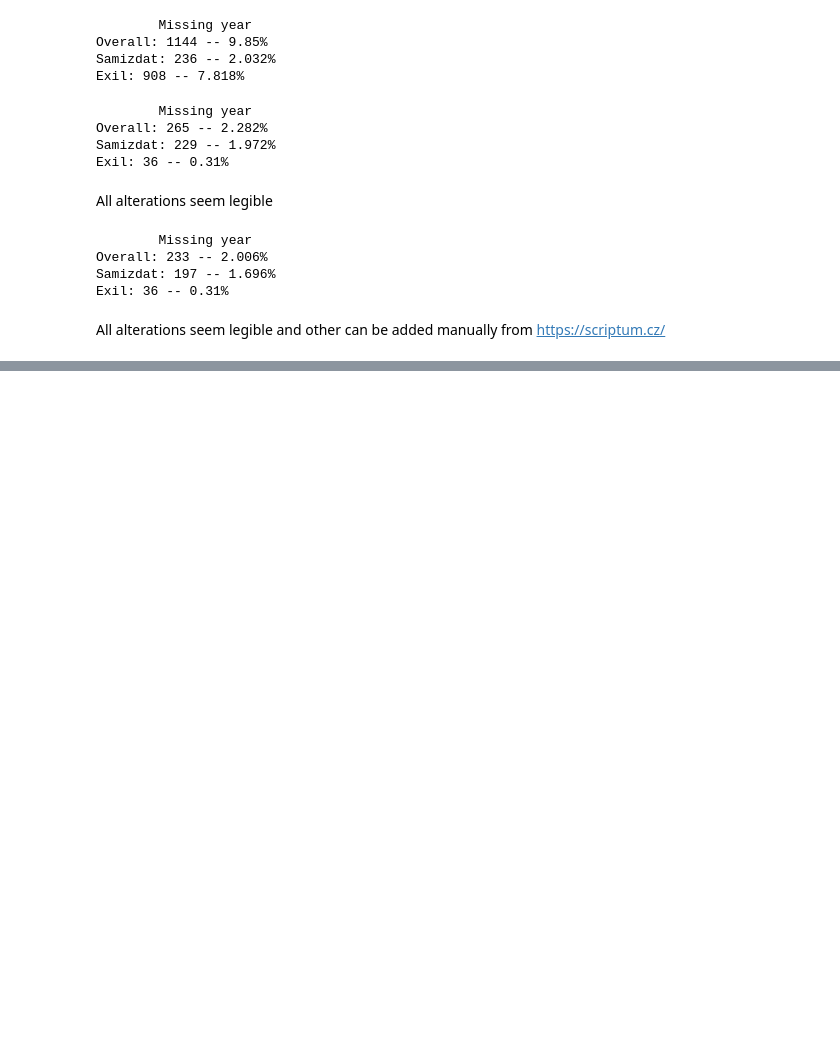
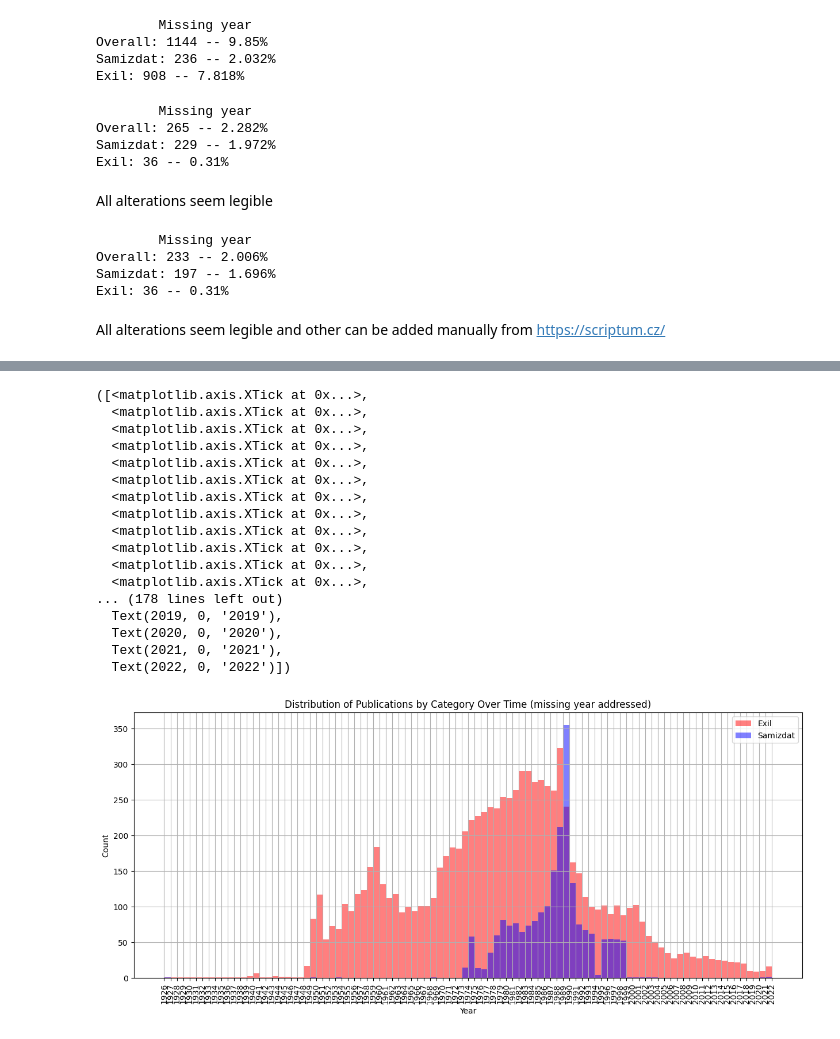
Before and after one commit to KvindtEva/SCRIPTUM, a Jupyter notebook: missing_year_extraction.ipynb, the cells around one changed output, grey strips where cells are left out. Drawn from its saved outputs; the diff is of its cells as text; code cells hidden in the pictures; blank space fills up the shorter version.

Commit message:
missign years fix

```diff
--- a/missing_year_extraction.ipynb
+++ b/missing_year_extraction.ipynb
@@ -105,0 +123,47 @@ axs[2].set_yticklabels([str(n)+ "M" for n in range(0,N,M)])
+# %%
+# Plot distribution of samizdat and exil over years
+plt.figure(figsize=(15,6))
+MIN_YEAR = int(scriptum_df[scriptum_df.periodical_category == 'samizdat'].year.min())
+MAX_YEAR = int(scriptum_df[scriptum_df.periodical_category == 'samizdat'].year.max())
+bins = range(MIN_YEAR, MAX_YEAR+1)
+
+# Plot exil distribution
+scriptum_df[scriptum_df.periodical_category == "exil"]["year"].hist(
+    bins=bins,
+    color="red",
+    alpha=0.5,
+    label="Exil"
+)
+
+# Plot samizdat distribution
+scriptum_df[scriptum_df.periodical_category == "samizdat"]["year"].hist(
+    bins=bins,
+    color="blue",
+    alpha=0.5,
+    label="Samizdat"
+)
+
+plt.xlabel("Year")
+plt.ylabel("Count")
+plt.title("Distribution of Publications by Category Over Time (missing year addressed)")
+plt.legend()
+plt.xticks(bins, rotation=90)
+# %% [output]
+([<matplotlib.axis.XTick at 0x...>,
+  <matplotlib.axis.XTick at 0x...>,
+  <matplotlib.axis.XTick at 0x...>,
+  <matplotlib.axis.XTick at 0x...>,
+  <matplotlib.axis.XTick at 0x...>,
+  <matplotlib.axis.XTick at 0x...>,
+  <matplotlib.axis.XTick at 0x...>,
+  <matplotlib.axis.XTick at 0x...>,
+  <matplotlib.axis.XTick at 0x...>,
+  <matplotlib.axis.XTick at 0x...>,
+  <matplotlib.axis.XTick at 0x...>,
+  <matplotlib.axis.XTick at 0x...>,
+... (178 lines left out)
+  Text(2019, 0, '2019'),
+  Text(2020, 0, '2020'),
+  Text(2021, 0, '2021'),
+  Text(2022, 0, '2022')])
+[figure, added]
```
Also changed, not shown: parts of 3 cells of this notebook.
